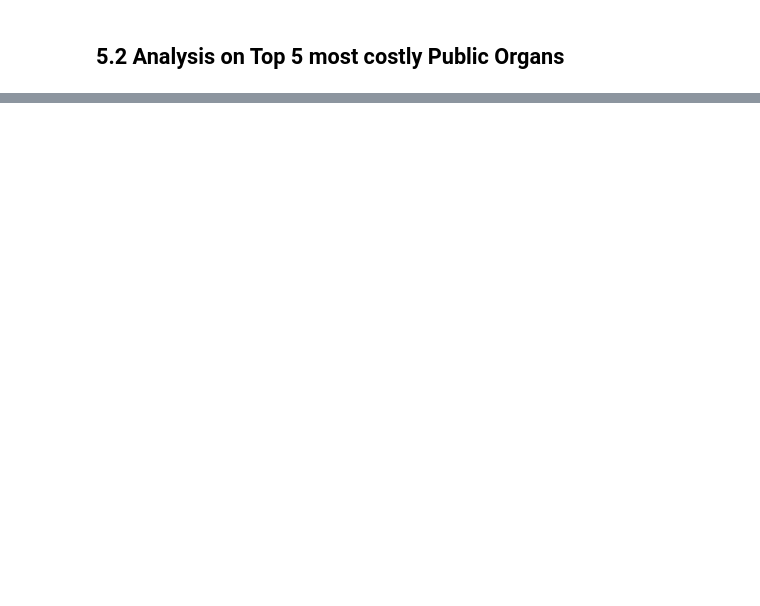
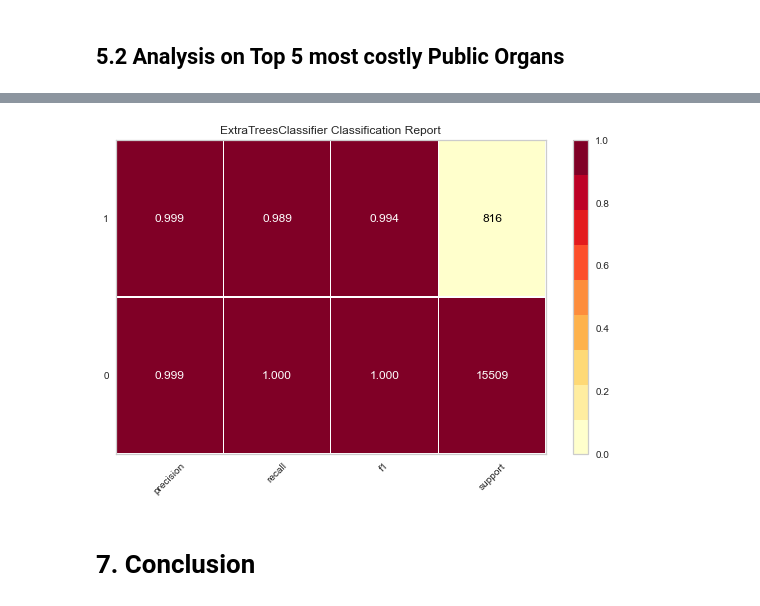
Before and after one commit to alfarias/rs-public-bids, a Jupyter notebook: notebooks/exploration.ipynb, the cells around one changed output, grey strips where cells are left out. Saved outputs shown, nothing was run; the diff lists cells and outputs as text; code cells hidden in the pictures; blank space fills up the shorter version.

```diff
--- a/notebooks/exploration.ipynb
+++ b/notebooks/exploration.ipynb
@@ -292,0 +410,6 @@ df['NM_ORGAO'].nunique()
+# %%
+pyclf.plot_model(best_model, plot='class_report')
+# %% [output]
+[figure, added]
+# %% [markdown]
+# 7. Conclusion
```
Also changed, not shown: parts of 18 cells of this notebook, 10 other files.
